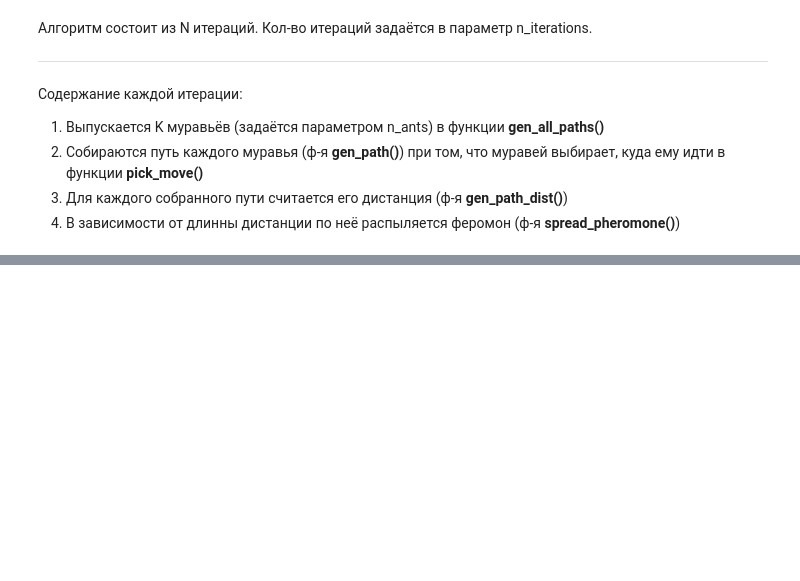
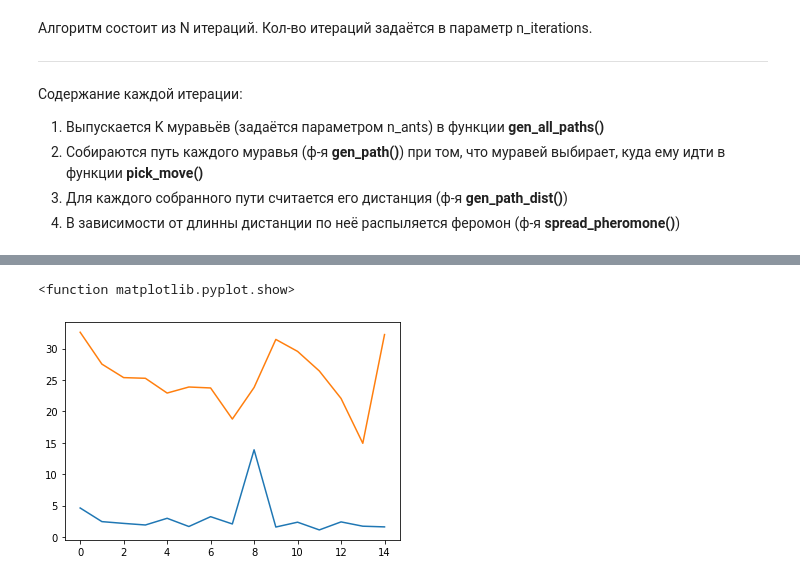
Before and after one commit to VKapicyn/m06-006sk-course-work-var2, a Jupyter notebook: Ant_Colony_on_1024Graph.ipynb, the cells around one changed output, grey strips where cells are left out. Saved outputs shown, nothing was run; the diff lists cells and outputs as text; code cells hidden in the pictures; blank space fills up the shorter version.

```diff
--- a/Ant_Colony_on_1024Graph.ipynb
+++ b/Ant_Colony_on_1024Graph.ipynb
@@ -155,3 +164,0 @@ class AntColony(object):
-# %%
-ants = AntColony(G, 25, 5, 20, 0.95, alpha=1, beta=1)
-shortest_path = ants.run()
@@ -178,0 +165,14 @@ short: 5.0 pathes: [5.0, 5.0, 5.0, 5.0, 5.0, 5.0, 5.0, 5.0, 5.0, 5.0, 5.0, 5.0,
+# %%
+weight_arr = []
+time_arr = []
+all_time = 0
+for i in range(0,15):
+  start = time.time()
+  ants = AntColony(G, n_ants = 35, n_best = 5, n_iterations = 20, decay = 0.95, max_moves = 500)
+  print ("working... ", i)
+  shortest_path = ants.run()
+  work_time = time.time() - start
+  print ("time:", work_time)
+  weight_arr.append(ants.weights)
+  time_arr.append(work_time)
+  all_time = all_time + work_time
@@ -178,0 +199,7 @@ short: 5.0 pathes: [5.0, 5.0, 5.0, 5.0, 5.0, 5.0, 5.0, 5.0, 5.0, 5.0, 5.0, 5.0,
+# %%
+plt.plot(weight_arr)
+plt.plot(time_arr)
+plt.show
+# %% [output]
+<function matplotlib.pyplot.show>
+[figure, added]
```
Also changed, not shown: parts of 8 cells of this notebook.
